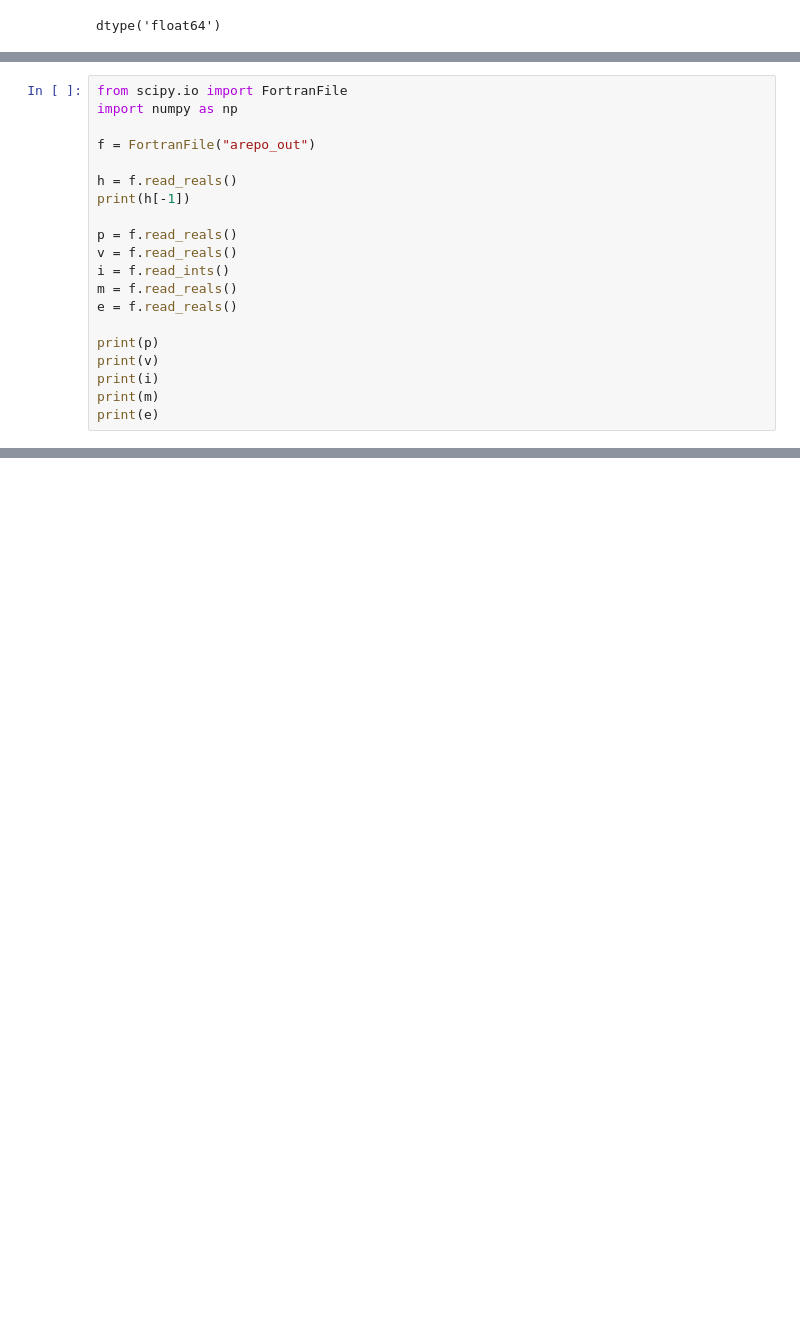
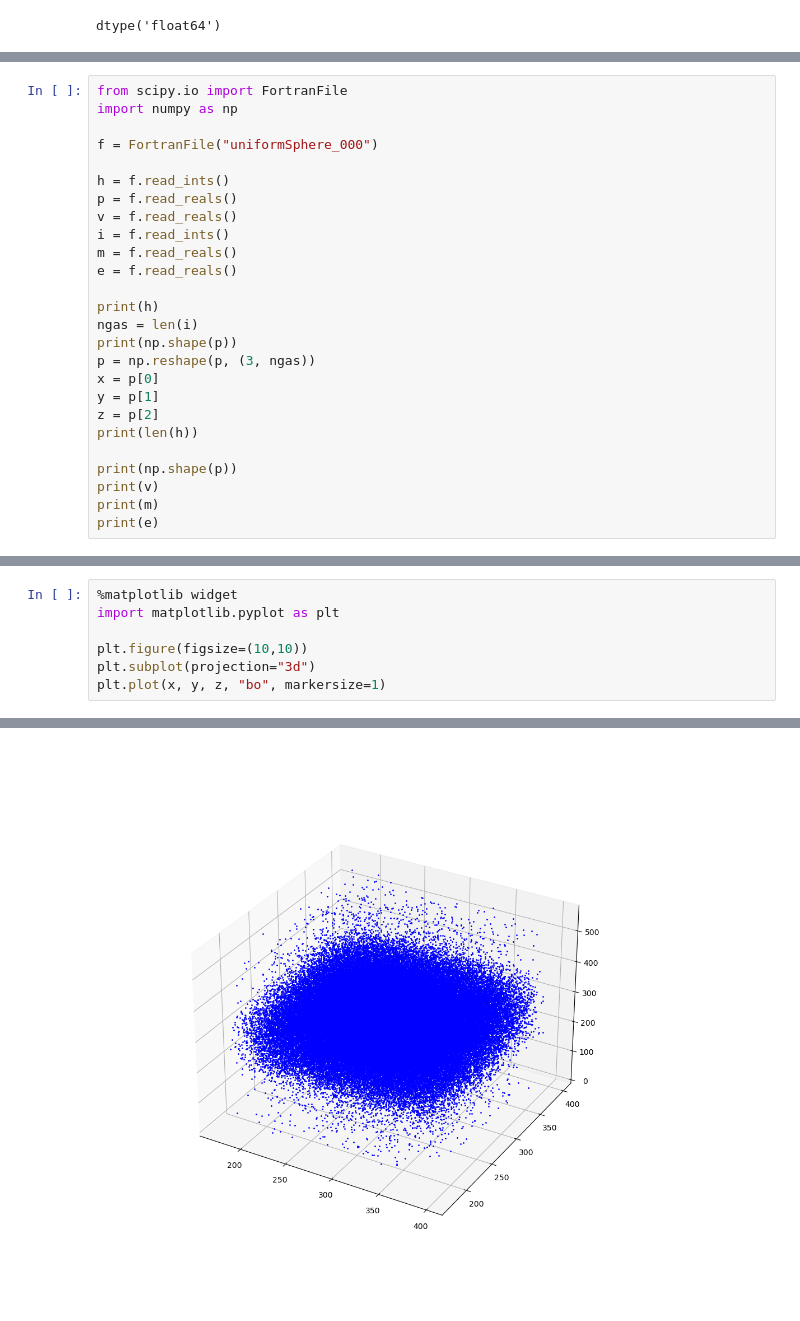
Before and after one commit to clonematthew/arepoICgen, a Jupyter notebook: testing.ipynb, the cells around one changed output, grey strips where cells are left out. Drawn from its saved outputs; the diff is of its cells as text; blank space fills up the shorter version.

```diff
--- a/testing.ipynb
+++ b/testing.ipynb
@@ -116,20 +81,26 @@ dtype('float64')
 from scipy.io import FortranFile
 import numpy as np
 
-f = FortranFile("arepo_out")
+f = FortranFile("uniformSphere_000")
 
-h = f.read_reals()
-print(h[-1])
-
+h = f.read_ints()
 p = f.read_reals()
 v = f.read_reals()
 i = f.read_ints()
 m = f.read_reals()
 e = f.read_reals()
 
-print(p)
+print(h)
+ngas = len(i)
+print(np.shape(p))
+p = np.reshape(p, (3, ngas))
+x = p[0]
+y = p[1]
+z = p[2]
+print(len(h))
+
+print(np.shape(p))
 print(v)
-print(i)
 print(m)
 print(e)
 # %% [output]
@@ -144,0 +129,8 @@ print(e)
+# %%
+%matplotlib widget
+import matplotlib.pyplot as plt
+
+plt.figure(figsize=(10,10))
+plt.subplot(projection="3d")
+plt.plot(x, y, z, "bo", markersize=1)
+# %% [output]
@@ -145,3 +138,4 @@ print(e)
+[figure, added]
 # %%
 from scipy.io import FortranFile
 import numpy as np
```
Also changed, not shown: parts of 11 cells of this notebook, 11 other files.
